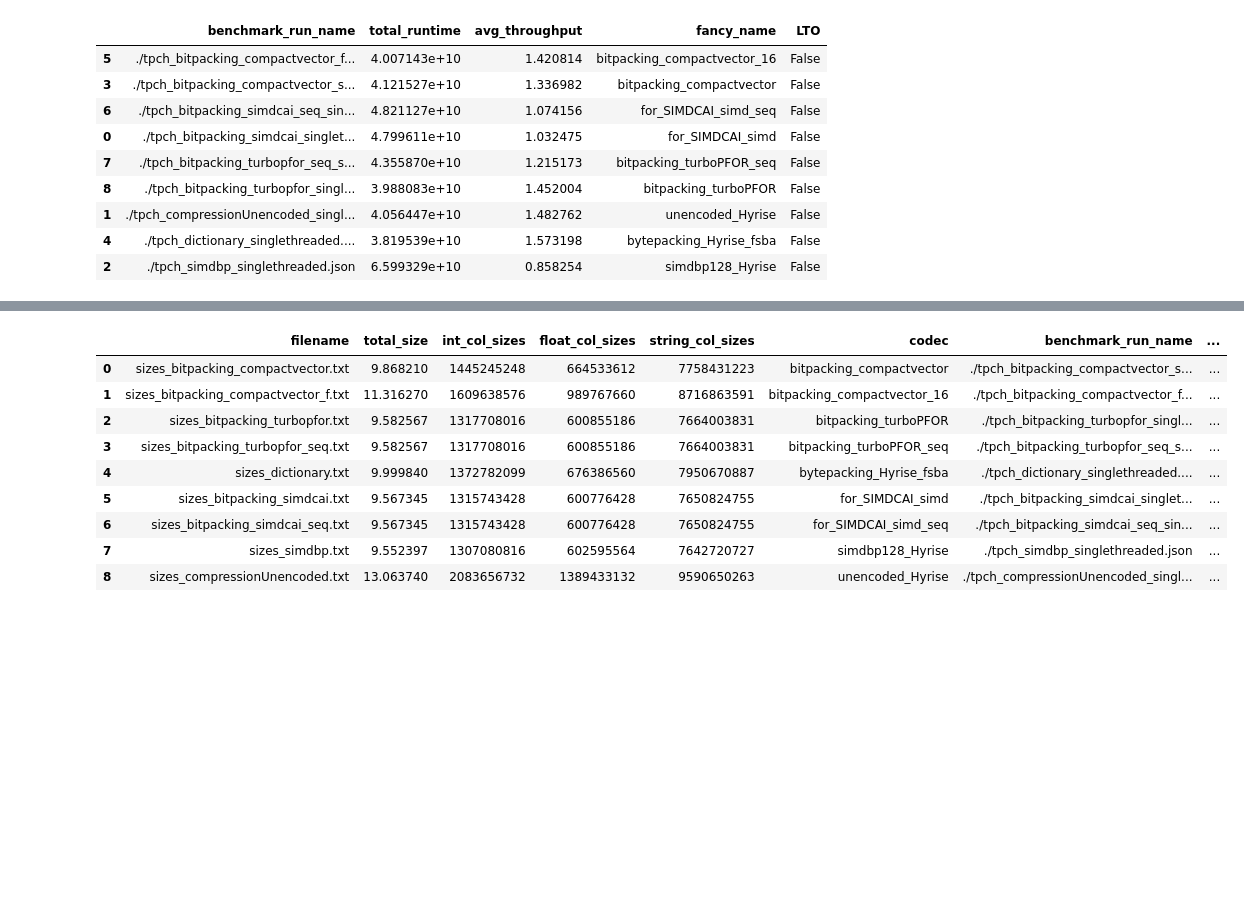
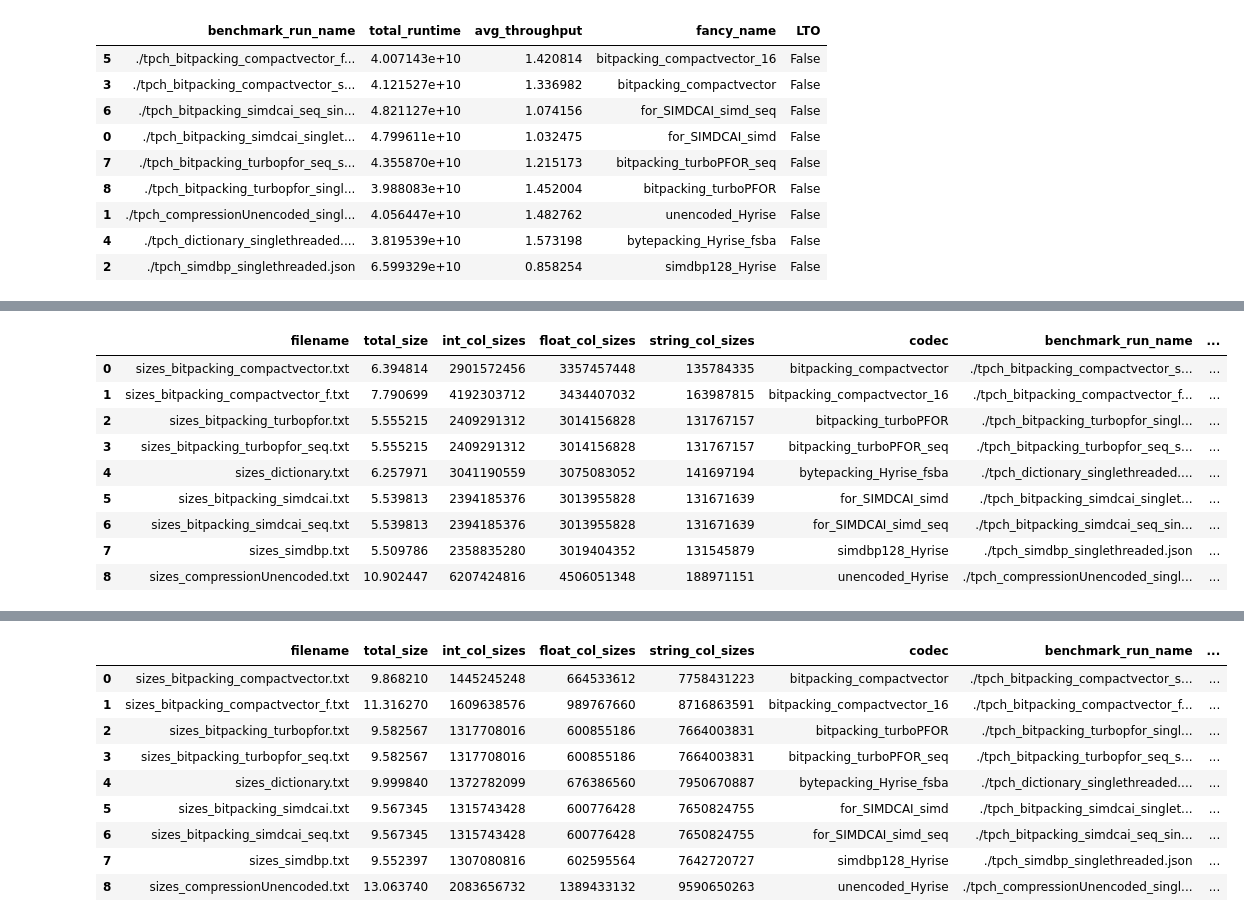
Before and after one commit to linuslh1996/column-compression, a Jupyter notebook: notebooks/CompareTPCH_ColumnCompression.ipynb, the cells around one changed output, grey strips where cells are left out. Saved outputs shown, nothing was run; the diff lists cells and outputs as text; code cells hidden in the pictures; blank space fills up the shorter version.

```diff
--- a/notebooks/CompareTPCH_ColumnCompression.ipynb
+++ b/notebooks/CompareTPCH_ColumnCompression.ipynb
@@ -301,0 +302,13 @@ d
+# %%
+get_df(tpcds_folder)
+# %% [output]
+|  | filename | total_size | int_col_sizes | float_col_sizes | string_col_sizes | codec | benchmark_run_name | ... |
+| 0 | sizes_bitpacking_compactvector.txt | 6.394814 | 2901572456 | 3357457448 | 135784335 | bitpacking_compactvector | ./tpch_bitpacking_compactvector_s... | ... |
+| 1 | sizes_bitpacking_compactvector_f.txt | 7.790699 | 4192303712 | 3434407032 | 163987815 | bitpacking_compactvector_16 | ./tpch_bitpacking_compactvector_f... | ... |
+| 2 | sizes_bitpacking_turbopfor.txt | 5.555215 | 2409291312 | 3014156828 | 131767157 | bitpacking_turboPFOR | ./tpch_bitpacking_turbopfor_singl... | ... |
+| 3 | sizes_bitpacking_turbopfor_seq.txt | 5.555215 | 2409291312 | 3014156828 | 131767157 | bitpacking_turboPFOR_seq | ./tpch_bitpacking_turbopfor_seq_s... | ... |
+| 4 | sizes_dictionary.txt | 6.257971 | 3041190559 | 3075083052 | 141697194 | bytepacking_Hyrise_fsba | ./tpch_dictionary_singlethreaded.... | ... |
+| 5 | sizes_bitpacking_simdcai.txt | 5.539813 | 2394185376 | 3013955828 | 131671639 | for_SIMDCAI_simd | ./tpch_bitpacking_simdcai_singlet... | ... |
+| 6 | sizes_bitpacking_simdcai_seq.txt | 5.539813 | 2394185376 | 3013955828 | 131671639 | for_SIMDCAI_simd_seq | ./tpch_bitpacking_simdcai_seq_sin... | ... |
+| 7 | sizes_simdbp.txt | 5.509786 | 2358835280 | 3019404352 | 131545879 | simdbp128_Hyrise | ./tpch_simdbp_singlethreaded.json | ... |
+| 8 | sizes_compressionUnencoded.txt | 10.902447 | 6207424816 | 4506051348 | 188971151 | unencoded_Hyrise | ./tpch_compressionUnencoded_singl... | ... |
```
Also changed, not shown: parts of 8 cells of this notebook, 2 other files.
